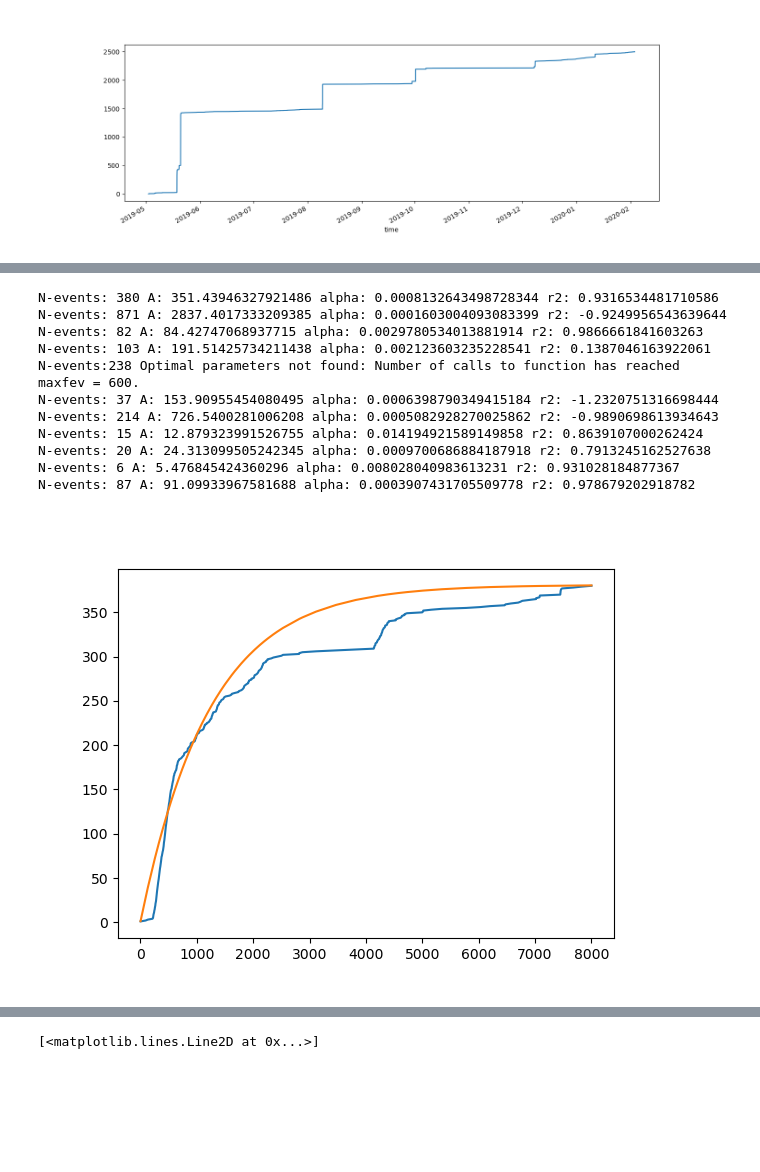
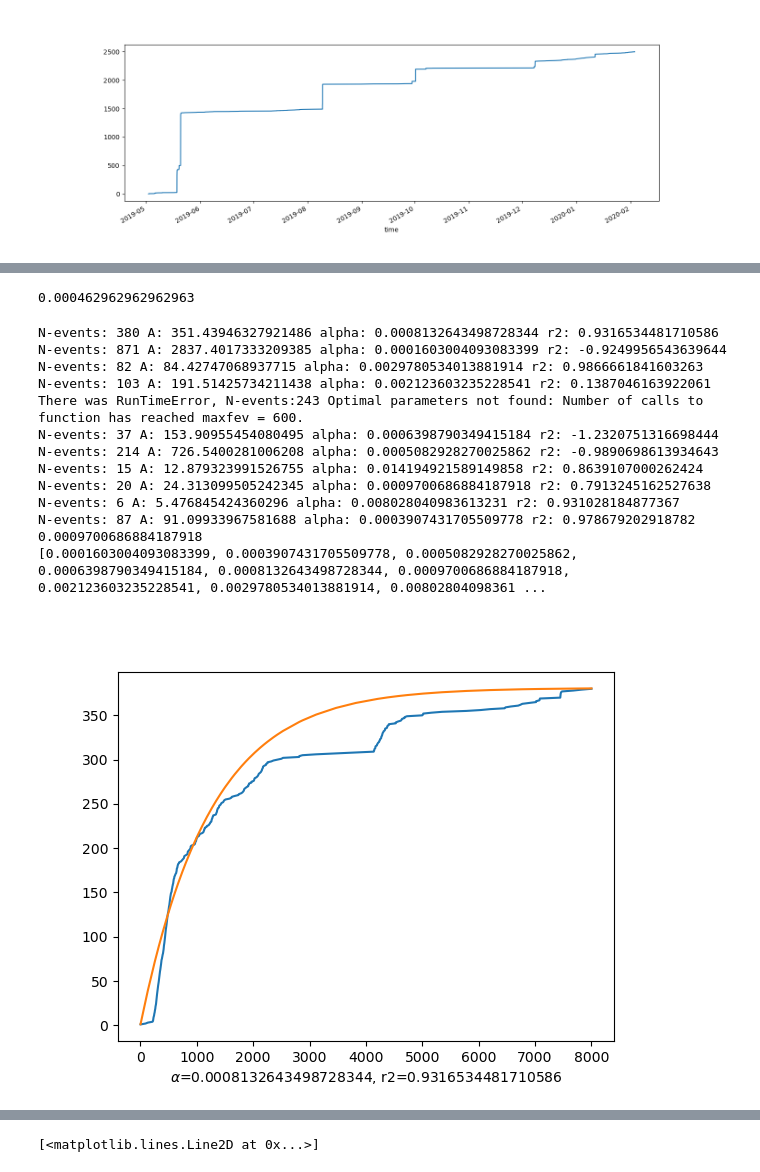
Before and after one commit to SerpRateAI/BubblePaper, a Jupyter notebook: FINAL-PLOTS-PAPER-supplemental.ipynb, the cells around one changed output, grey strips where cells are left out. Saved outputs shown, nothing was run; the diff lists cells and outputs as text; code cells hidden in the pictures; blank space fills up the shorter version.

```diff
--- a/FINAL-PLOTS-PAPER-supplemental.ipynb
+++ b/FINAL-PLOTS-PAPER-supplemental.ipynb
@@ -106,18 +106,18 @@ bubbles['mass_mean'] = bubbles.volume_mean.apply(lambda v: get_mass(pressure=(99
 # %%
 fig, ax = plt.subplots(figsize=(15, 5))
 bubbles.set_index('time').ones.cumsum().plot(ax=ax)
-# alpha =
-# nt = 400*(1- np.exp(-alpha*t))
+
 event1 = bubbles[bubbles.time.between('2019-05-18 11:30:00', '2019-05-18 14:00:00')].copy()
 # event2 = bubbles[bubbles.time.between('2019-05-18 11:30:00', '2019-05-19 12:45:00')].copy()
 # event3 = bubbles[bubbles.time.between('2019-05-20 13:35:30', '2019-05-21 14:30:00')].copy()
+# event3 = bubbles[bubbles.time.between('2019-05-20 13:35:30', '2019-05-20 17:20:00')].copy()
 event3 = bubbles[bubbles.time.between('2019-05-20 13:35:30', '2019-05-20 14:20:00')].copy()
 event4 = bubbles[bubbles.time.between('2019-08-09 11:00:00','2019-08-09 12:15:00')].copy()
 
 event5 = bubbles[bubbles.time.between('2019-08-09 13:00:00','2019-08-09 13:15:00')].copy()
 
 # event5point5 = bubbles[bubbles.time.between('2019-08-09 13:15:00','2019-08-09 13:27:00')].copy()
-event5point5 = bubbles[bubbles.time.between('2019-08-09 13:17:00','2019-08-09 13:27:00')].copy()
+event5point5 = bubbles[bubbles.time.between('2019-08-09 13:15:00','2019-08-09 13:27:00')].copy()
 
 event6 = bubbles[bubbles.time.between('2019-09-29 11:00:00','2019-09-29 11:30:00')].copy()
 event7 = bubbles[bubbles.time.between('2019-10-01 12:00:00','2019-10-01 13:00:00')].copy()
@@ -128,3 +128,11 @@ event10 = bubbles[bubbles.time.between('2019-12-08 12:50:00','2019-12-08 13:00:0
 event11 = bubbles[bubbles.time.between('2019-12-08 13:30:00','2019-12-08 15:30:00')].copy()
 # %% [output]
 [figure]
+# %%
+fig, ax = plt.subplots()
+t = event1.time
+y = event1.ones.cumsum()
+
+ax.plot(t, y)
+# ax.set_yscale('log')
+# ax.set_xscale('log')
@@ -169,12 +206,0 @@ fig.tight_layout()
-# %%
-fig, ax = plt.subplots()
-e = event8
-y = e.ones.cumsum()
-y = y/y.max()
-time = e.time
-t = np.array([t.timestamp() for t in time])
-t = (t - t.min())
-t = t/t.max()
-
-ax.plot(t, y)
-event8.ones.cumsum()
@@ -250,7 +256,14 @@ A:84.42747217134435 alpha:0.0029780532880111787
+# %%
+5/10800
+# %% [output]
+0.000462962962962963
 # %%
 As = []
 alphas = []
+Ns = []
+R2s = []
 for e in events:
+    Ns.append(e.shape[0])
     try:
         y = e.set_index('time').ones.cumsum().values
         time = e.set_index('time').ones.cumsum().index
@@ -259,33 +272,40 @@ for e in events:
         t = t + 1
         params, cov = optimize.curve_fit(curvefunc, t, y, p0=(e.shape[0], 5/10800))
         # print(params)
 
         A, alpha = params
 
         nt = curvefunc(t, a=y.shape[0], b=alpha)
         # nt = curvefunc(t, a=y.shape[0], b=2.978e-4)
 
         r2 = metrics.r2_score(y_true=y, y_pred=nt)
+        R2s.append(r2)
         print('N-events:', str(y.shape[0]), 'A:', A, 'alpha:', alpha, 'r2:', r2)
         As.append(params[0])
         alphas.append(params[1])
 
         fig, ax = plt.subplots()
         ax.plot(t, y)
         ax.plot(t, nt)
+        ax.set_xlabel(r'$\alpha$={a}, r2={r2}'.format(a=alpha, r2=r2))
 
     except RuntimeError as e:
-        print('N-events:'+str(y.shape[0]),e)
+        print('There was RunTimeError, N-events:'+str(y.shape[0]),e)
+
+print(sorted(alphas)[len(alphas)//2])
+print(sorted(alphas))
 # %% [output]
 N-events: 380 A: 351.43946327921486 alpha: 0.0008132643498728344 r2: 0.9316534481710586
 N-events: 871 A: 2837.4017333209385 alpha: 0.0001603004093083399 r2: -0.9249956543639644
 N-events: 82 A: 84.42747068937715 alpha: 0.0029780534013881914 r2: 0.9866661841603263
 N-events: 103 A: 191.51425734211438 alpha: 0.002123603235228541 r2: 0.1387046163922061
-N-events:238 Optimal parameters not found: Number of calls to function has reached maxfev = 600.
+There was RunTimeError, N-events:243 Optimal parameters not found: Number of calls to function has reached maxfev = 600.
 N-events: 37 A: 153.90955454080495 alpha: 0.0006398790349415184 r2: -1.2320751316698444
 N-events: 214 A: 726.5400281006208 alpha: 0.0005082928270025862 r2: -0.9890698613934643
 N-events: 15 A: 12.879323991526755 alpha: 0.014194921589149858 r2: 0.8639107000262424
 N-events: 20 A: 24.313099505242345 alpha: 0.0009700686884187918 r2: 0.7913245162527638
 N-events: 6 A: 5.476845424360296 alpha: 0.008028040983613231 r2: 0.931028184877367
 N-events: 87 A: 91.09933967581688 alpha: 0.0003907431705509778 r2: 0.978679202918782
+0.0009700686884187918
+[0.0001603004093083399, 0.0003907431705509778, 0.0005082928270025862, 0.0006398790349415184, 0.0008132643498728344, 0.0009700686884187918, 0.002123603235228541, 0.0029780534013881914, 0.00802804098361 ...
-[figure, old version]
+[figure, new version]
```
Also changed, not shown: parts of 36 cells of this notebook.
